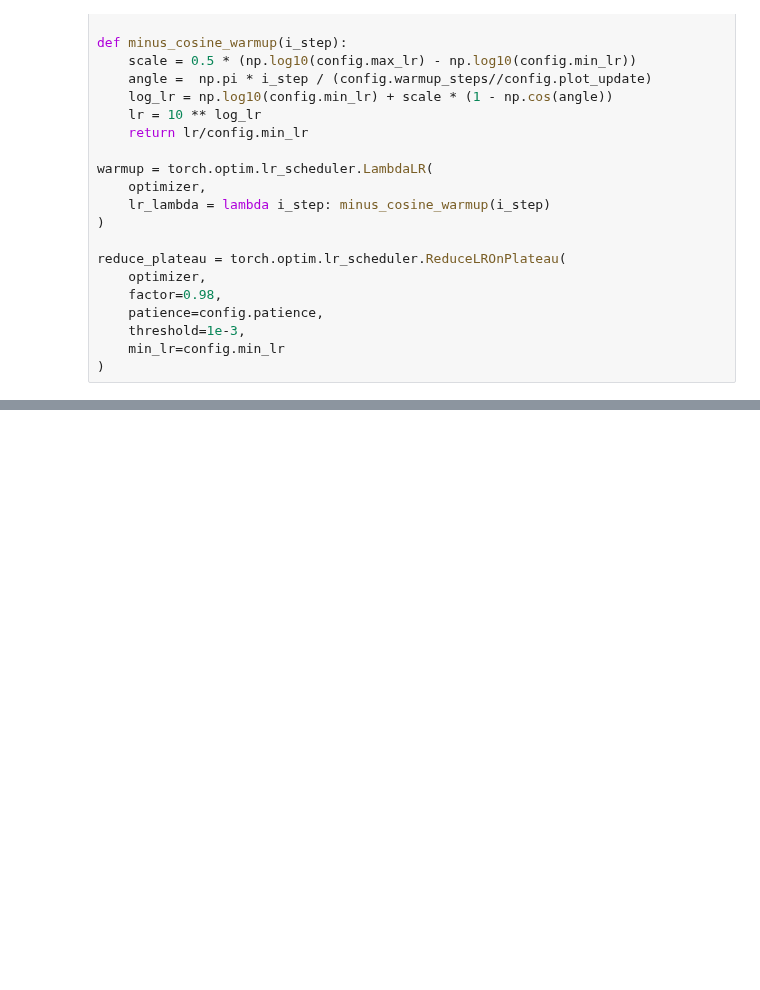
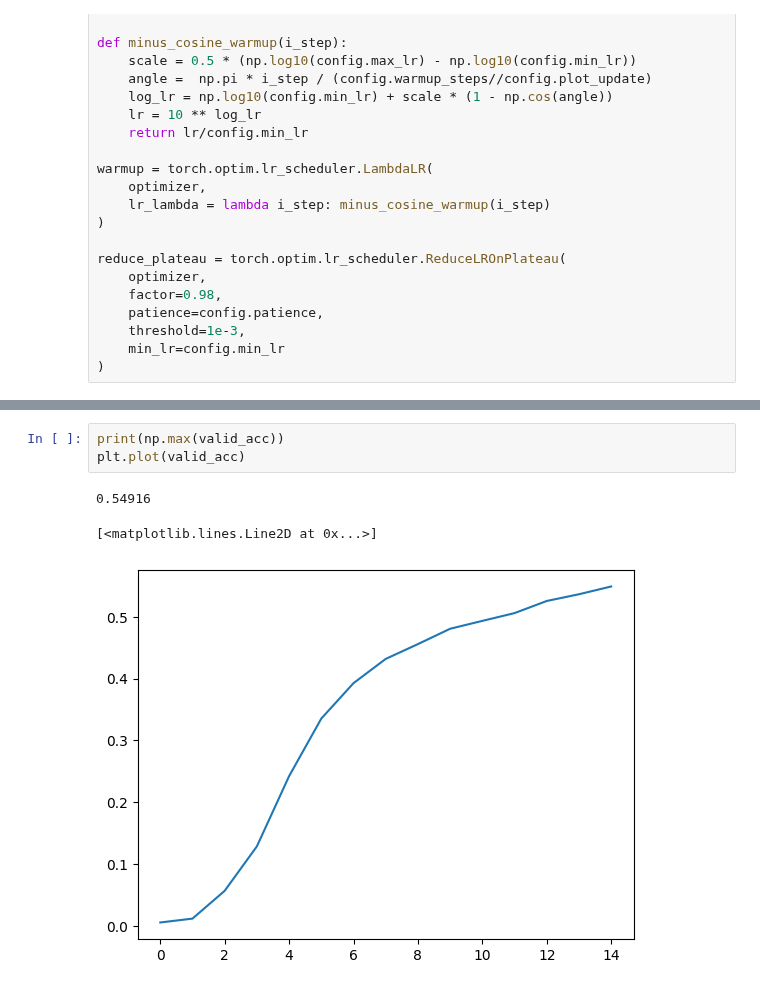
Before and after one commit to danjacobellis/LCCL, a Jupyter notebook: classification_walloc.ipynb, the cells around one changed output, grey strips where cells are left out. Drawn from its saved outputs; the diff is of its cells as text; blank space fills up the shorter version.

```diff
--- a/classification_walloc.ipynb
+++ b/classification_walloc.ipynb
@@ -248,0 +260,7 @@ for i_epoch in mb:
+# %%
+print(np.max(valid_acc))
+plt.plot(valid_acc)
+# %% [output]
+0.54916
+[<matplotlib.lines.Line2D at 0x...>]
+[figure, added]
```
Also changed, not shown: parts of 4 cells of this notebook.
